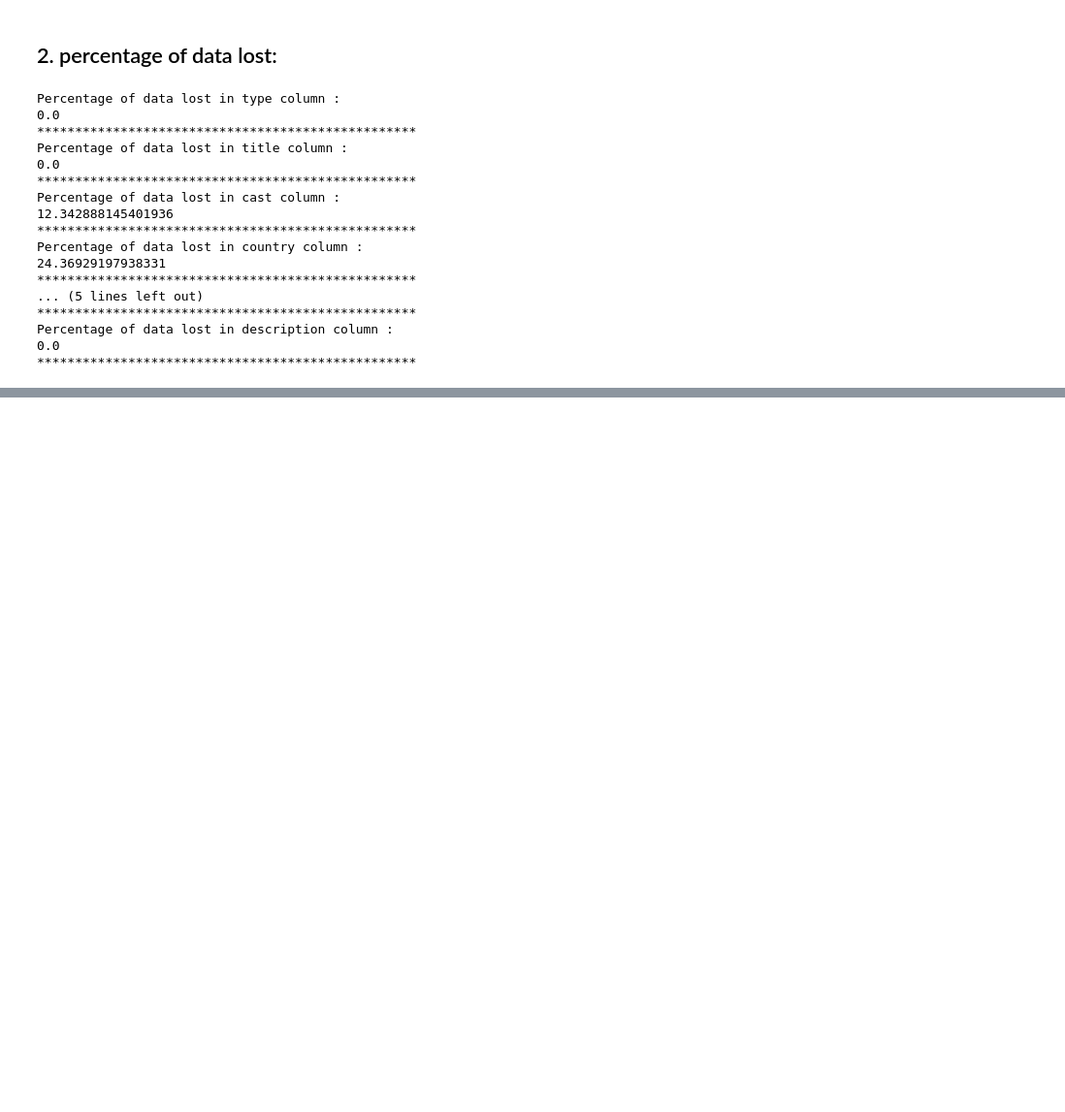
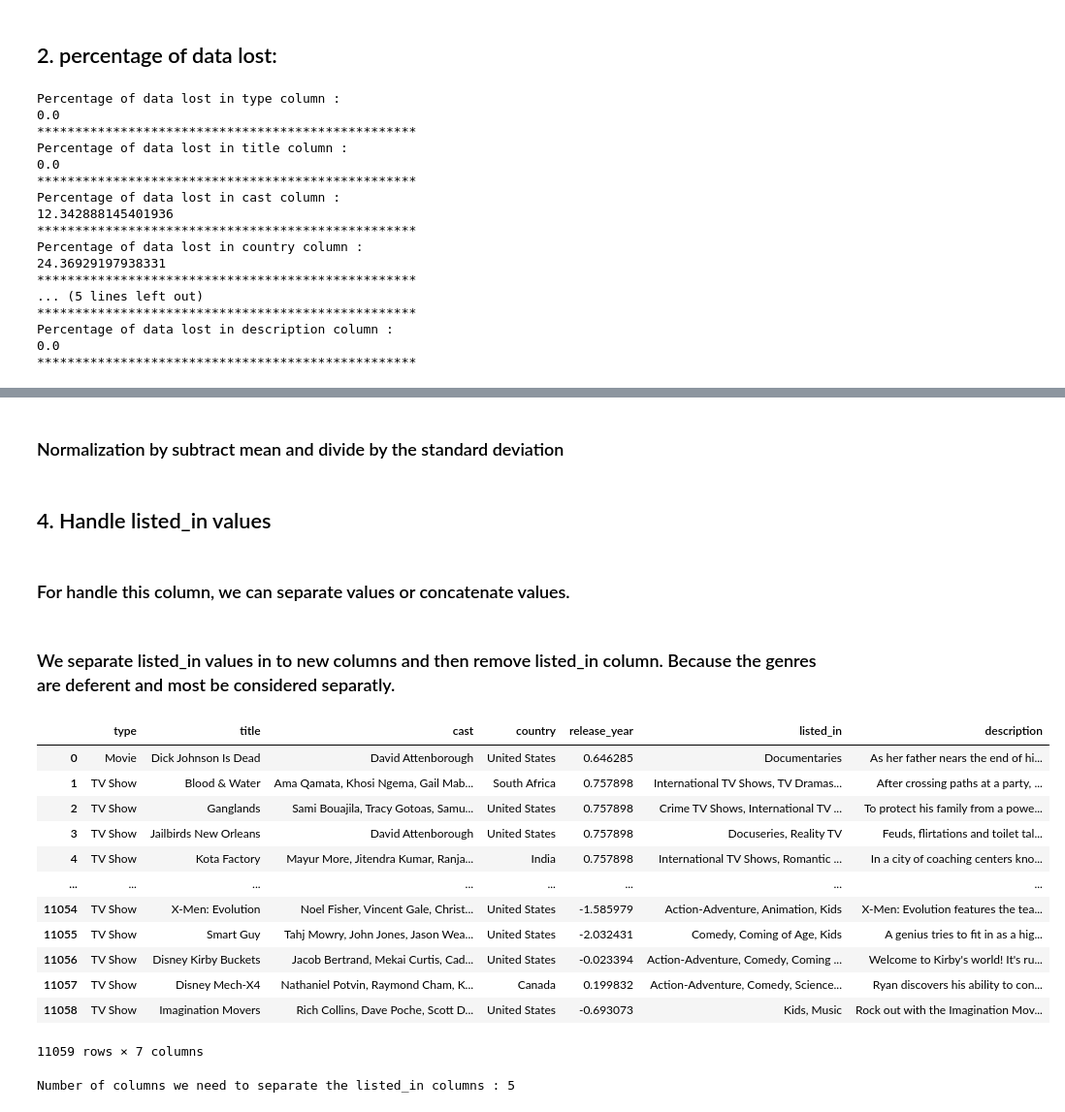
Before and after one commit to ae2079/AI_CA4, a Jupyter notebook: CA4.ipynb, the cells around one changed output, grey strips where cells are left out. Shown at 97% size. Drawn from its saved outputs; the diff is of its cells as text; code cells hidden in the pictures; blank space fills up the shorter version.

```diff
--- a/CA4.ipynb
+++ b/CA4.ipynb
@@ -105,0 +114,3 @@ Percentage of data lost in description column :
+# %%
+for title in df:
+    df[title] = df[title].fillna(df[title].mode()[0])
@@ -105,0 +195,24 @@ Percentage of data lost in description column :
+# %% [markdown]
+### Normalization by subtract mean and divide by the standard deviation
+# %% [markdown]
+## 4. Handle listed_in values
+# %% [markdown]
+### For handle this column, we can separate values or concatenate values.
+# %% [markdown]
+### We separate listed_in values in to new columns and then remove listed_in column. Because the genres are deferent and most be considered separatly.
+# %%
+df
+# %% [output]
+|  | type | title | cast | country | release_year | listed_in | description |
+| 0 | Movie | Dick Johnson Is Dead | David Attenborough | United States | 0.646285 | Documentaries | As her father nears the end of hi... |
+| 1 | TV Show | Blood & Water | Ama Qamata, Khosi Ngema, Gail Mab... | South Africa | 0.757898 | International TV Shows, TV Dramas... | After crossing paths at a party, ... |
+| 2 | TV Show | Ganglands | Sami Bouajila, Tracy Gotoas, Samu... | United States | 0.757898 | Crime TV Shows, International TV ... | To protect his family from a powe... |
+| 3 | TV Show | Jailbirds New Orleans | David Attenborough | United States | 0.757898 | Docuseries, Reality TV | Feuds, flirtations and toilet tal... |
+| 4 | TV Show | Kota Factory | Mayur More, Jitendra Kumar, Ranja... | India | 0.757898 | International TV Shows, Romantic ... | In a city of coaching centers kno... |
+| ... | ... | ... | ... | ... | ... | ... | ... |
+| 11054 | TV Show | X-Men: Evolution | Noel Fisher, Vincent Gale, Christ... | United States | -1.585979 | Action-Adventure, Animation, Kids | X-Men: Evolution features the tea... |
+| 11055 | TV Show | Smart Guy | Tahj Mowry, John Jones, Jason Wea... | United States | -2.032431 | Comedy, Coming of Age, Kids | A genius tries to fit in as a hig... |
+| 11056 | TV Show | Disney Kirby Buckets | Jacob Bertrand, Mekai Curtis, Cad... | United States | -0.023394 | Action-Adventure, Comedy, Coming ... | Welcome to Kirby's world! It's ru... |
+| 11057 | TV Show | Disney Mech-X4 | Nathaniel Potvin, Raymond Cham, K... | Canada | 0.199832 | Action-Adventure, Comedy, Science... | Ryan discovers his ability to con... |
+| 11058 | TV Show | Imagination Movers | Rich Collins, Dave Poche, Scott D... | United States | -0.693073 | Kids, Music | Rock out with the Imagination Mov... |
+11059 rows × 7 columns
@@ -105,0 +224,4 @@ Percentage of data lost in description column :
+# %%
+print("Number of columns we need to separate the listed_in columns :", max_num_of_values)
+# %% [output]
+Number of columns we need to separate the listed_in columns : 5
```
Also changed, not shown: parts of 38 cells of this notebook.
